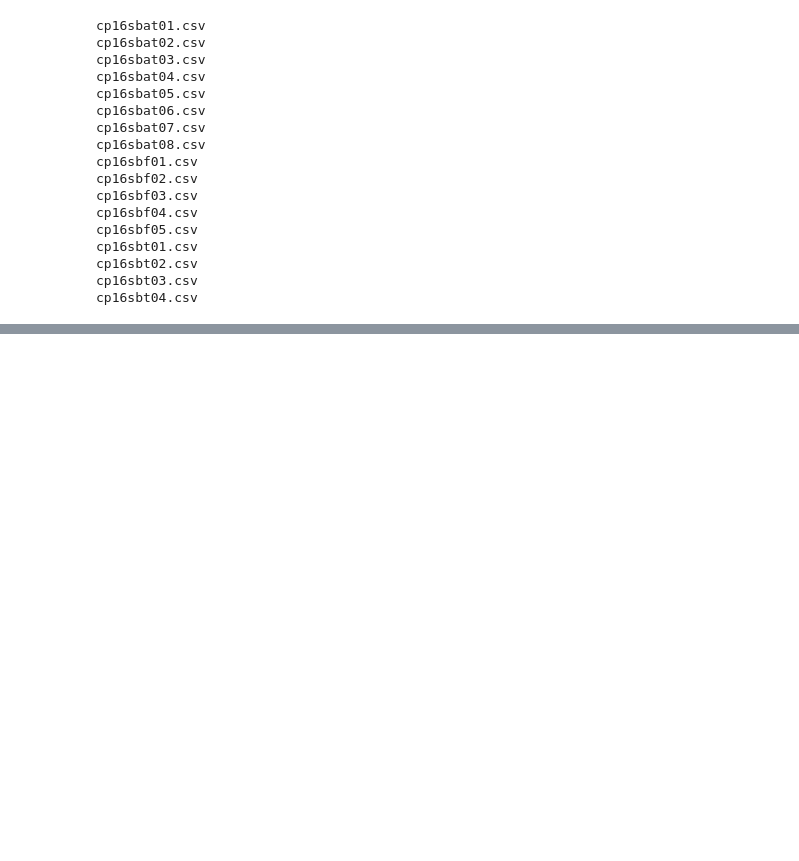
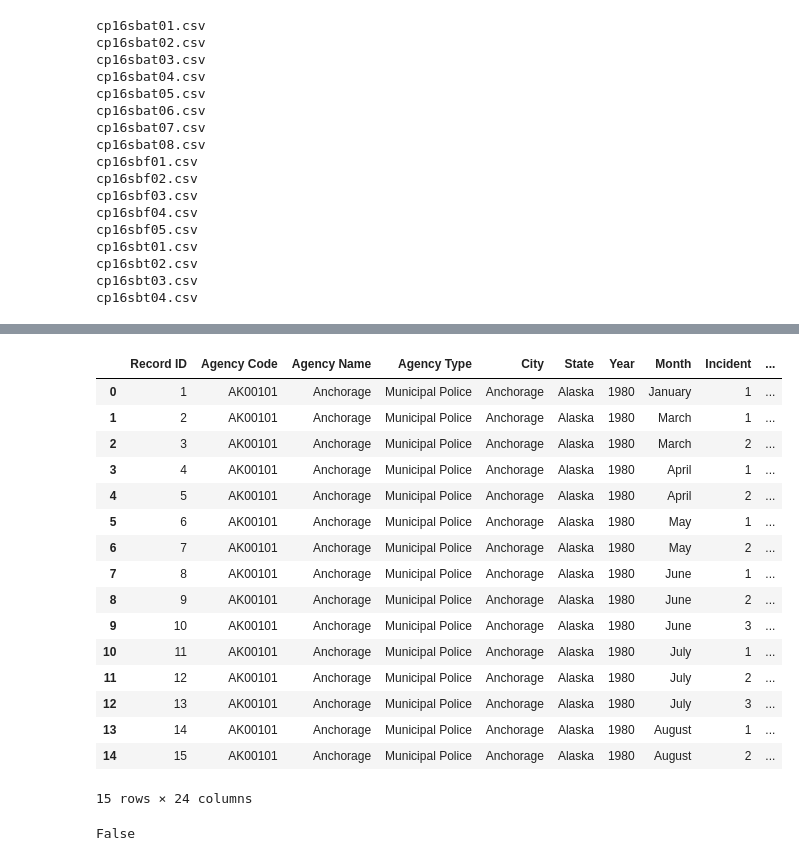
Before and after one commit to jjustin25/Crime-Project-1, a Jupyter notebook: crime_project_justin.ipynb, the cells around one changed output, grey strips where cells are left out. Saved outputs shown, nothing was run; the diff lists cells and outputs as text; code cells hidden in the pictures; blank space fills up the shorter version.

```diff
--- a/crime_project_justin.ipynb
+++ b/crime_project_justin.ipynb
@@ -56,0 +50,26 @@ print(concatDF)
+# %%
+violent_crime = pd.read_csv("../serial_database.csv")
+# %%
+violent_crime.head(15)
+# %% [output]
+|  | Record ID | Agency Code | Agency Name | Agency Type | City | State | Year | Month | Incident | ... |
+| 0 | 1 | AK00101 | Anchorage | Municipal Police | Anchorage | Alaska | 1980 | January | 1 | ... |
+| 1 | 2 | AK00101 | Anchorage | Municipal Police | Anchorage | Alaska | 1980 | March | 1 | ... |
+| 2 | 3 | AK00101 | Anchorage | Municipal Police | Anchorage | Alaska | 1980 | March | 2 | ... |
+| 3 | 4 | AK00101 | Anchorage | Municipal Police | Anchorage | Alaska | 1980 | April | 1 | ... |
+| 4 | 5 | AK00101 | Anchorage | Municipal Police | Anchorage | Alaska | 1980 | April | 2 | ... |
+| 5 | 6 | AK00101 | Anchorage | Municipal Police | Anchorage | Alaska | 1980 | May | 1 | ... |
+| 6 | 7 | AK00101 | Anchorage | Municipal Police | Anchorage | Alaska | 1980 | May | 2 | ... |
+| 7 | 8 | AK00101 | Anchorage | Municipal Police | Anchorage | Alaska | 1980 | June | 1 | ... |
+| 8 | 9 | AK00101 | Anchorage | Municipal Police | Anchorage | Alaska | 1980 | June | 2 | ... |
+| 9 | 10 | AK00101 | Anchorage | Municipal Police | Anchorage | Alaska | 1980 | June | 3 | ... |
+| 10 | 11 | AK00101 | Anchorage | Municipal Police | Anchorage | Alaska | 1980 | July | 1 | ... |
+| 11 | 12 | AK00101 | Anchorage | Municipal Police | Anchorage | Alaska | 1980 | July | 2 | ... |
+| 12 | 13 | AK00101 | Anchorage | Municipal Police | Anchorage | Alaska | 1980 | July | 3 | ... |
+| 13 | 14 | AK00101 | Anchorage | Municipal Police | Anchorage | Alaska | 1980 | August | 1 | ... |
+| 14 | 15 | AK00101 | Anchorage | Municipal Police | Anchorage | Alaska | 1980 | August | 2 | ... |
+15 rows × 24 columns
+# %%
+violent_crime.isnull().values.any()
+# %% [output]
+False
```
Also changed, not shown: parts of 8 cells of this notebook, 1 other file.
